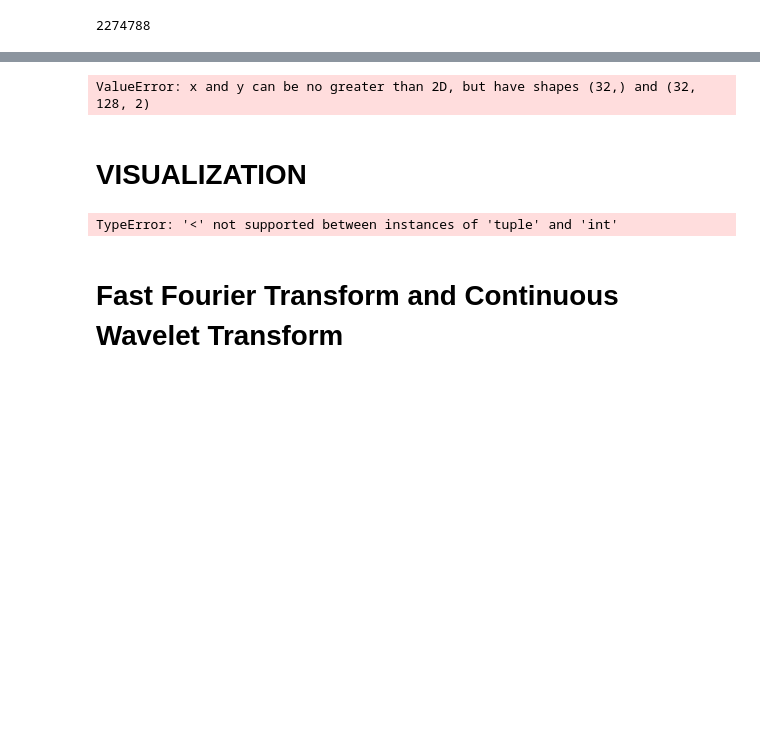
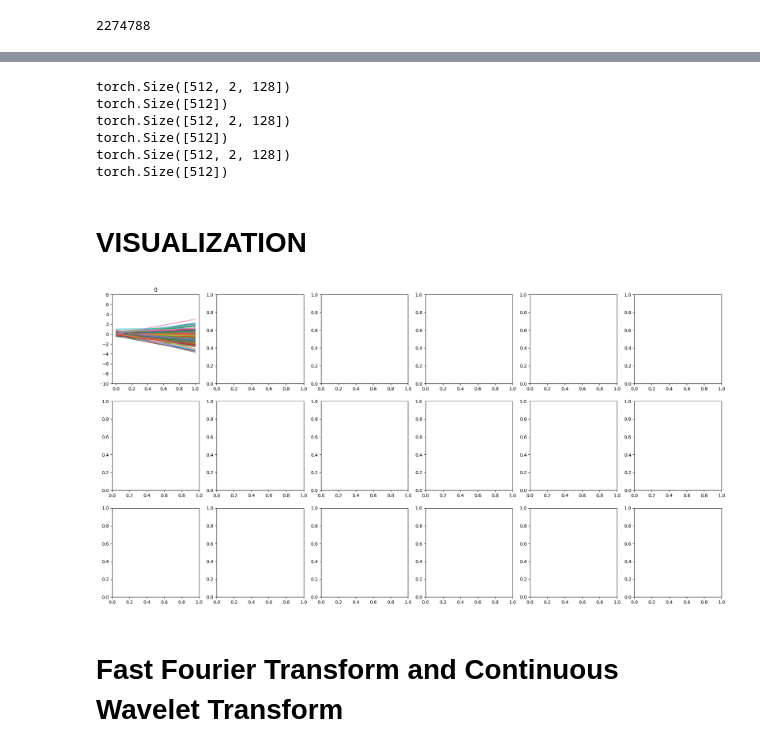
Before and after one commit to Jaewoopudding/2021-2_TNT_Industrial_AI, a Jupyter notebook: TASK1-Fault_Detection/Codes/TASK1-1_JS_torch.ipynb, the cells around one changed output, grey strips where cells are left out. Saved outputs shown, nothing was run; the diff lists cells and outputs as text; code cells hidden in the pictures; blank space fills up the shorter version.

```diff
--- a/TASK1-Fault_Detection/Codes/TASK1-1_JS_torch.ipynb
+++ b/TASK1-Fault_Detection/Codes/TASK1-1_JS_torch.ipynb
@@ -156,6 +159,0 @@ High1st_ds = Dataset_Constructor(train_1st_high, label = 3, window = 30)
-# %%
-Bearing2nd_ds = Dataset_Constructor(train_2nd_Bearing, label = 4)
-Looseness2nd_ds = Dataset_Constructor(train_2nd_Looseness,label = 2,window = 90)
-Unbalance2nd_ds = Dataset_Constructor(train_2nd_Unbalance, label = 1)
-Normal3rd_ds = Dataset_Constructor(train_3rd_Normal, label = 0)
-Unbalance3rd_ds = Dataset_Constructor(train_3rd_Unbalance, label = 1)
@@ -217,15 +206,0 @@ AttributeError: 'list' object has no attribute 'shape'
-# %%
-datasets = []
-for i in range(3):
-    datasets.append(TensorDataset(torch.arange(i*10, (i+1)*10)))
-
-dataset = ConcatDataset(datasets)
-loader = DataLoader(
-    dataset,
-    shuffle=True,
-    num_workers=0,
-    batch_size=2
-)
-
-for data in loader:
-    print(data)
@@ -248,34 +207,43 @@ for data in loader:
-# %%
-rows = 3
-cols = 6
-n = rows*cols
-fig, axes = plt.subplots(rows, cols, figsize=(24, 12))
-for i, (audio, label) in enumerate(train_loader):
-  r = i // cols
-  c = i % cols
-  ax = axes[r][c]
-  ax.plot(audio.numpy())
-  ax.set_yticks(np.arange(-10, 10, 2))
-  label = int(label.numpy())#.decode('utf-8')
-  ax.set_title(label)
-# %% [output]
-ValueError: x and y can be no greater than 2D, but have shapes (32,) and (32, 128, 2)
+# %%
+for data in train_loader:
+  print(data[0].shape)  # data
+  print(data[1].shape)  # label
+  break
+for data in val_loader:
+  print(data[0].shape)
+  print(data[1].shape)
+  break
+for data in test_loader:
+  print(data[0].shape)
+  print(data[1].shape)
+  break
+# %% [output]
+torch.Size([512, 2, 128])
+torch.Size([512])
+torch.Size([512, 2, 128])
+torch.Size([512])
+torch.Size([512, 2, 128])
+torch.Size([512])
 # %% [markdown]
 # VISUALIZATION
 # %%
 rows = 3
 cols = 6
 n = rows*cols
 fig, axes = plt.subplots(rows, cols, figsize=(24, 12))
-for i, (audio, label) in enumerate(torch.flatten(Dataset):
+
+for i, (audio, label) in enumerate(train_loader):
+  if i >=18 : #batch 18개만 뽑아서, show 하기
+    break
   r = i // cols
   c = i % cols
   ax = axes[r][c]
-  ax.plot(audio.numpy())
+  ax.plot(audio[0].numpy()) # 각 배치의 첫번째 데이터를 시각화
   ax.set_yticks(np.arange(-10, 10, 2))
-  label = int(label.numpy())#.decode('utf-8')
+  label = int(label[0].numpy())#.decode('utf-8')
   ax.set_title(label)
+  plt.show()
 # %% [output]
-TypeError: '<' not supported between instances of 'tuple' and 'int'
+[figure, added]
 # %% [markdown]
 # Fast Fourier Transform and Continuous Wavelet Transform
```
Also changed, not shown: parts of 32 cells of this notebook, 1 other file.
